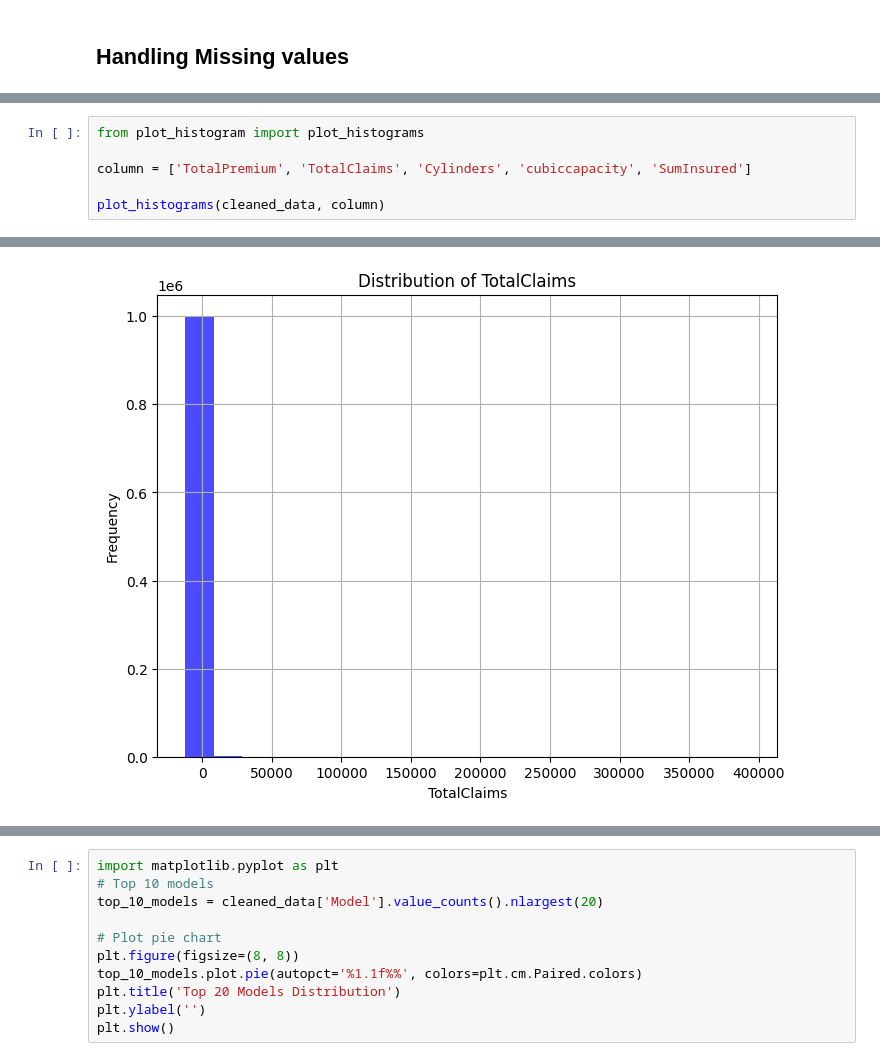
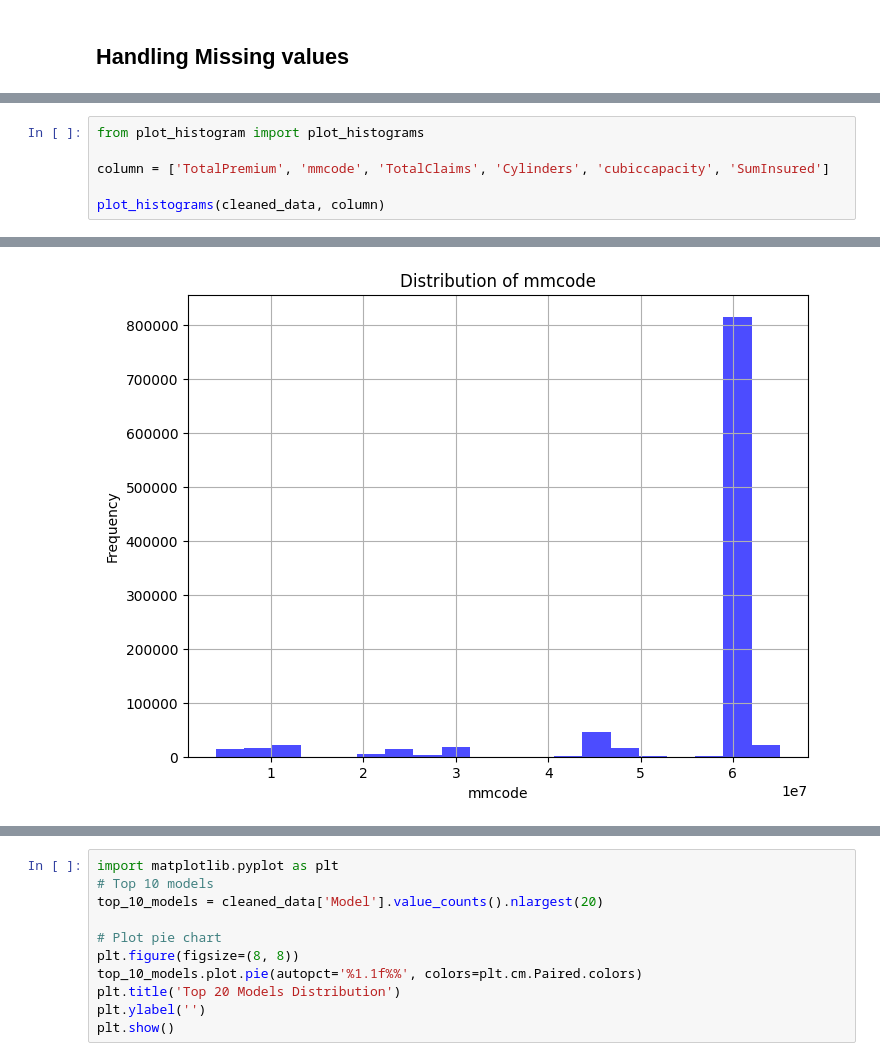
Before and after one commit to Semir1r/AlphaCare-Insurance-Solutions, a Jupyter notebook: notebooks/insurance_analysis.ipynb, the cells around one changed output, grey strips where cells are left out. Cells and saved outputs as stored; diff of their text form.

```diff
--- a/notebooks/insurance_analysis.ipynb
+++ b/notebooks/insurance_analysis.ipynb
@@ -95,9 +95,9 @@ dtype: int64
 # %%
 from plot_histogram import plot_histograms
 
-column = ['TotalPremium', 'TotalClaims', 'Cylinders', 'cubiccapacity', 'SumInsured']
+column = ['TotalPremium', 'mmcode', 'TotalClaims', 'Cylinders', 'cubiccapacity', 'SumInsured']
 
 plot_histograms(cleaned_data, column)
 # %% [output]
 [figure]
-[figure, old version]
+[figure, new version]
```
Also changed, not shown: parts of 5 cells of this notebook, 7 other files.
